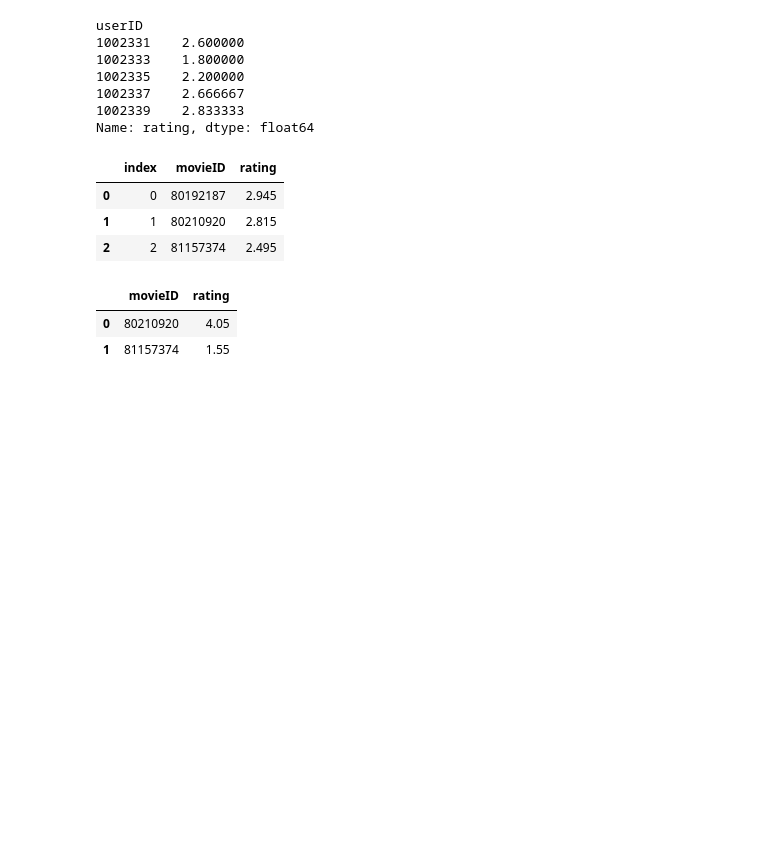
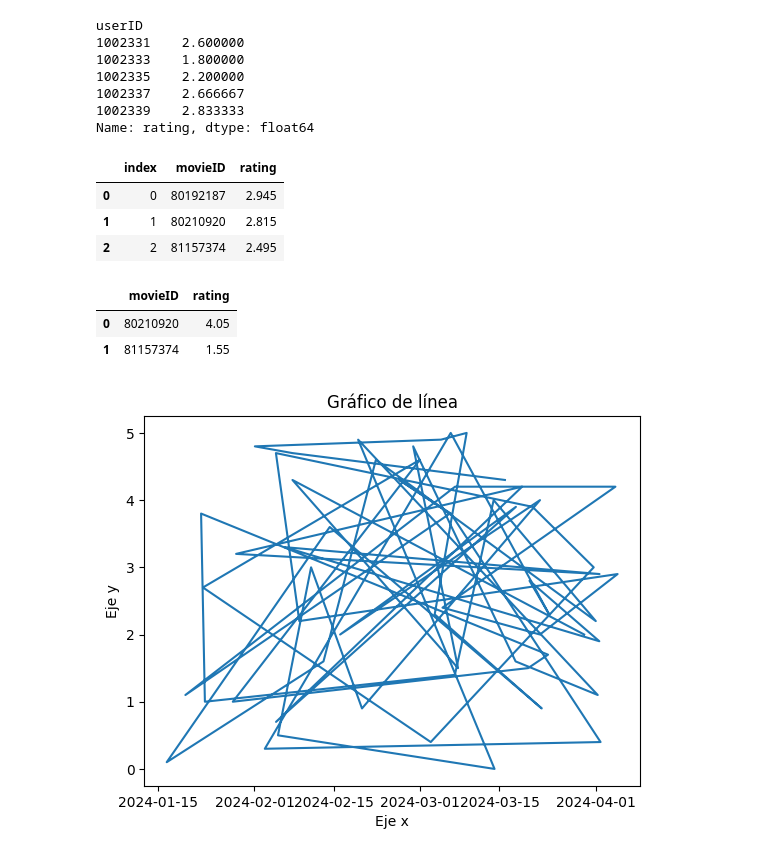
Before and after one commit to SaidGandur01/data-analysis-python, a Jupyter notebook: Sesion4/analisis_de_datos.ipynb, the cells around one changed output. Drawn from its saved outputs; the diff is of its cells as text; code cells hidden in the pictures; blank space fills up the shorter version.

```diff
--- a/Sesion4/analisis_de_datos.ipynb
+++ b/Sesion4/analisis_de_datos.ipynb
@@ -163,0 +168,14 @@ promedio_movies_dates_test.head()
+# %%
+# Gráfico de línea
+x = df_fact['timestamp']
+y = df_fact['rating']
+
+plt.plot(x,y)
+
+plt.xlabel('Eje x')
+plt.ylabel('Eje y')
+plt.title('Gráfico de línea')
+
+plt.show()
+# %% [output]
+[figure, added]
```
Also changed, not shown: parts of 4 cells of this notebook, 1 other file.
